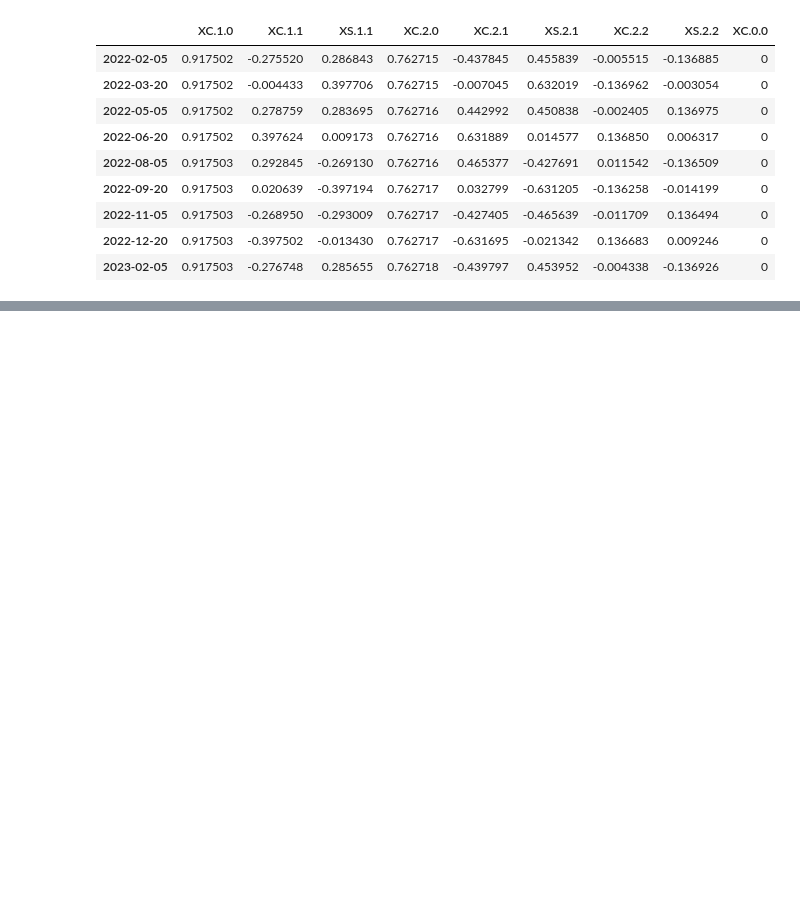
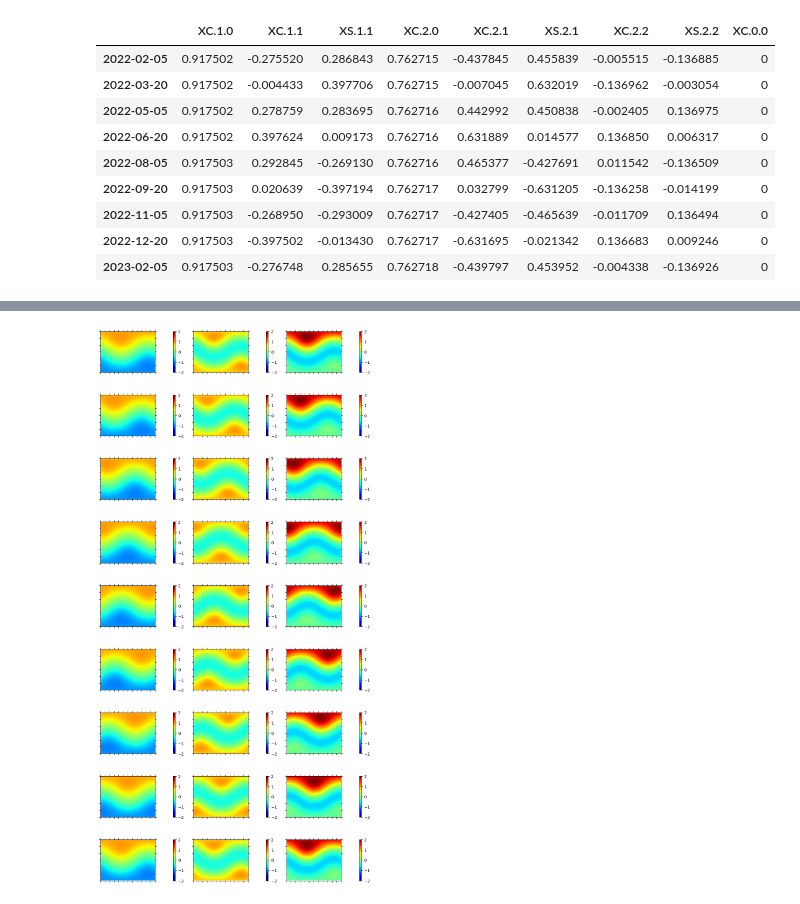
Before and after one commit to MKozai/CR-aniso, a Jupyter notebook: GEO_to_GSE_demo.ipynb, the cells around one changed output, grey strips where cells are left out. Cells and saved outputs as stored; diff of their text form; code cells hidden in the pictures; blank space fills up the shorter version.

```diff
--- a/GEO_to_GSE_demo.ipynb
+++ b/GEO_to_GSE_demo.ipynb
@@ -59,0 +81,32 @@ The 1st and 2nd harmonics anisotropy constant in GEO (x-axis is fixed to 0h LT)
+# %%
+fig, axs = plt.subplots(nrows=len(data_gse), ncols=3, figsize=(10,20), tight_layout=True)
+orders = [[1], [2], [1,2]]
+
+for j, order in enumerate(orders):
+    for i, (date, data_map) in enumerate(data_gse.iterrows()):
+        array_sh = np.zeros((2, 3, 3))
+        ax = axs[i, j]
+
+        for name, val in data_map.items():
+            n = int(name.split('.')[1])
+            m = int(name.split('.')[2])
+            if not n in order:
+                continue
+
+            i = 0 if name.startswith('XC.') else 1 if name.startswith('XS.') else -1
+            if i<0:
+                continue
+            array_sh[i,n,m] = val
+
+        coef_sh = pysh.SHCoeffs.from_array(array_sh, normalization='schmidt')
+        grid_sh = coef_sh.expand(lmax=899)
+
+        grid_sh.plot(cmap='jet', cmap_limits=(-2,2), colorbar='right', ax=ax)
+        ax.set_xlabel('')
+        ax.set_ylabel('')
+        ax.set_xticklabels([])
+        ax.set_yticklabels([])
+        ax.set_aspect(1.5)
+plt.show()
+# %% [output]
+[figure, added]
```
Also changed, not shown: parts of 12 cells of this notebook.
